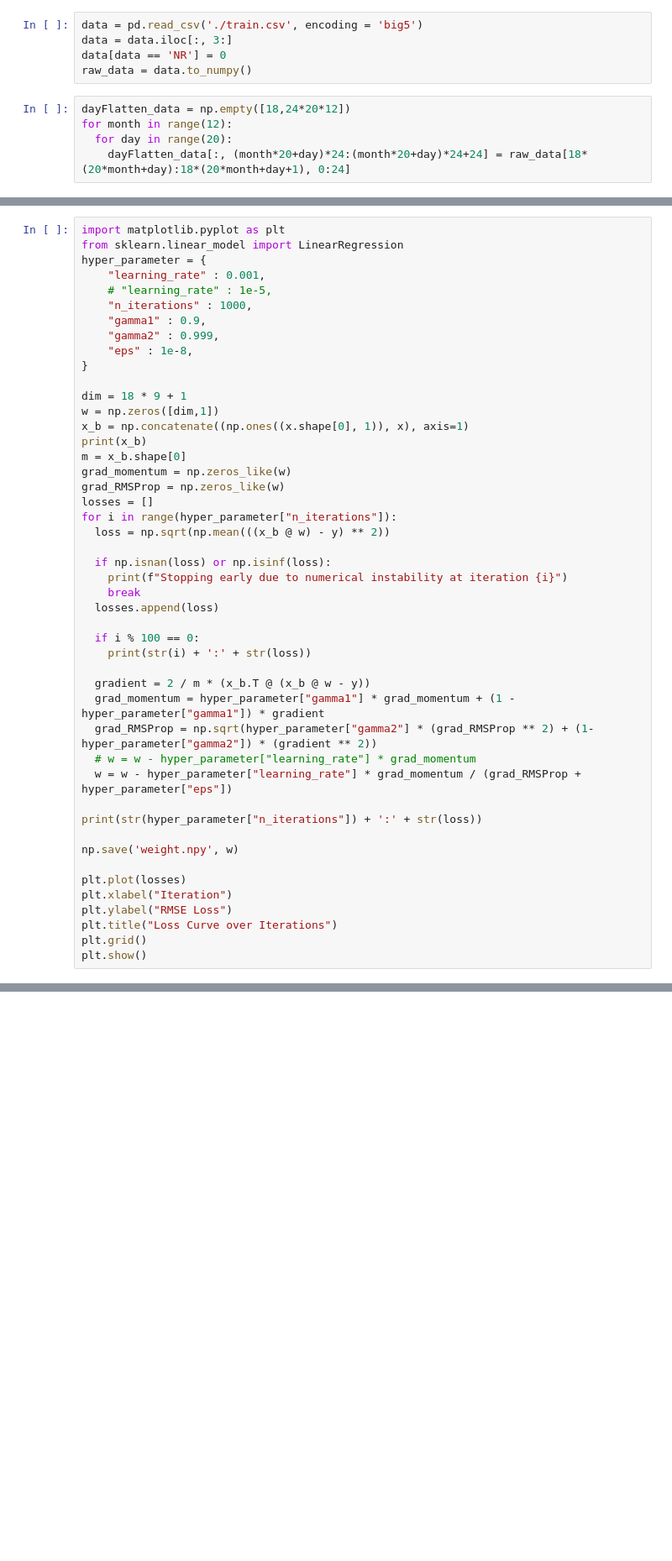
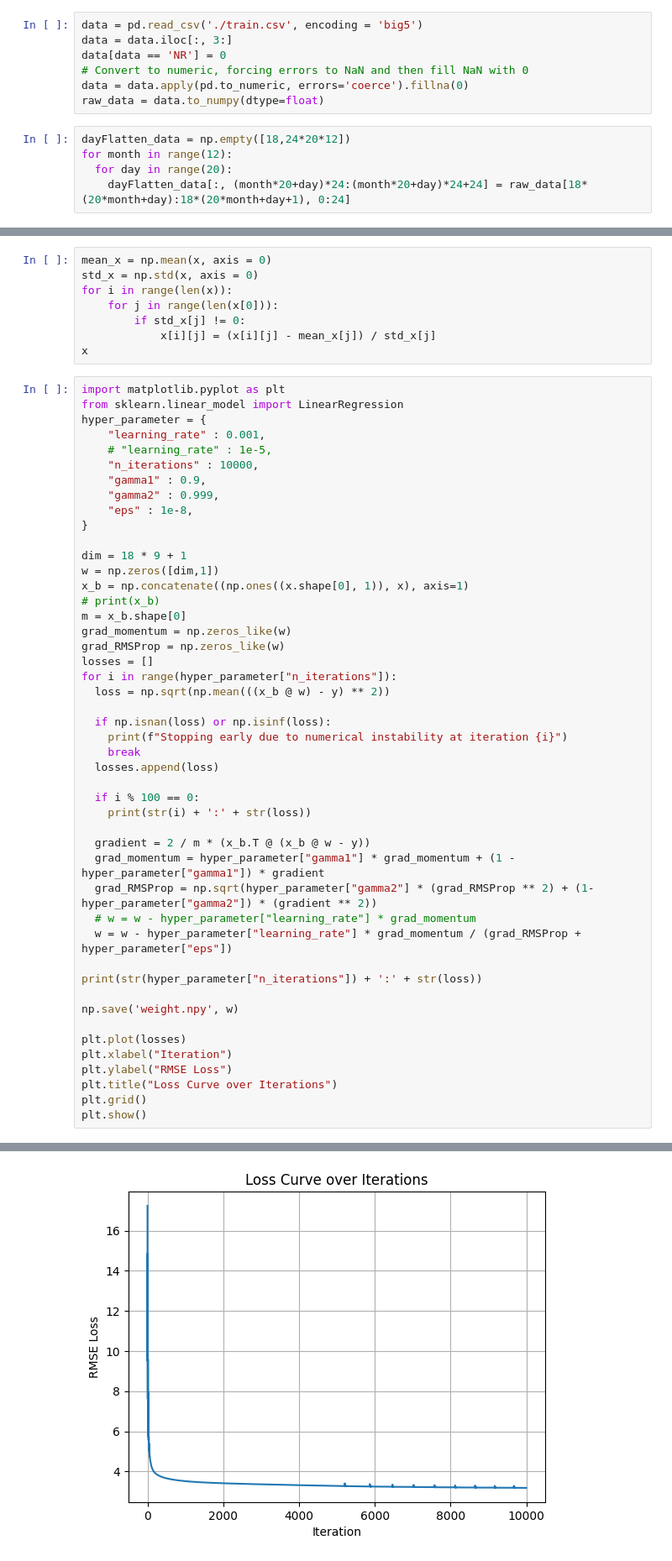
Before and after one commit to RueiBinLi/Data-Mining, a Jupyter notebook: HW1/linear_regression.ipynb, the cells around one changed output, grey strips where cells are left out. Shown: that part at 84% size. Cells and saved outputs as stored; diff of their text form; blank space fills up the shorter version.

Commit message:
modify data format and add normalize

```diff
--- a/HW1/linear_regression.ipynb
+++ b/HW1/linear_regression.ipynb
@@ -6,7 +6,9 @@ import numpy as np
 data = pd.read_csv('./train.csv', encoding = 'big5')
 data = data.iloc[:, 3:]
 data[data == 'NR'] = 0
-raw_data = data.to_numpy()
+# Convert to numeric, forcing errors to NaN and then fill NaN with 0
+data = data.apply(pd.to_numeric, errors='coerce').fillna(0)
+raw_data = data.to_numpy(dtype=float)
 # %%
 dayFlatten_data = np.empty([18,24*20*12])
 for month in range(12):
@@ -27,10 +46,18 @@ print(y)
+# %%
+mean_x = np.mean(x, axis = 0)
+std_x = np.std(x, axis = 0)
+for i in range(len(x)):
+    for j in range(len(x[0])):
+        if std_x[j] != 0:
+            x[i][j] = (x[i][j] - mean_x[j]) / std_x[j]
+x
 # %%
 import matplotlib.pyplot as plt
 from sklearn.linear_model import LinearRegression
 hyper_parameter = {
     "learning_rate" : 0.001,
     # "learning_rate" : 1e-5,
-    "n_iterations" : 1000,
+    "n_iterations" : 10000,
     "gamma1" : 0.9,
     "gamma2" : 0.999,
     "eps" : 1e-8,
@@ -39,7 +66,7 @@ hyper_parameter = {
 dim = 18 * 9 + 1
 w = np.zeros([dim,1])
 x_b = np.concatenate((np.ones((x.shape[0], 1)), x), axis=1)
-print(x_b)
+# print(x_b)
 m = x_b.shape[0]
 grad_momentum = np.zeros_like(w)
 grad_RMSProp = np.zeros_like(w)
@@ -71,3 +98,4 @@ plt.ylabel("RMSE Loss")
 plt.title("Loss Curve over Iterations")
 plt.grid()
 plt.show()
+# %% [output]
@@ -74,2 +119,3 @@ plt.show()
+[figure, added]
 # %%
 testdata = pd.read_csv('./test.csv', header = None, encoding = 'big5')
```
Also changed, not shown: parts of 6 cells of this notebook.
